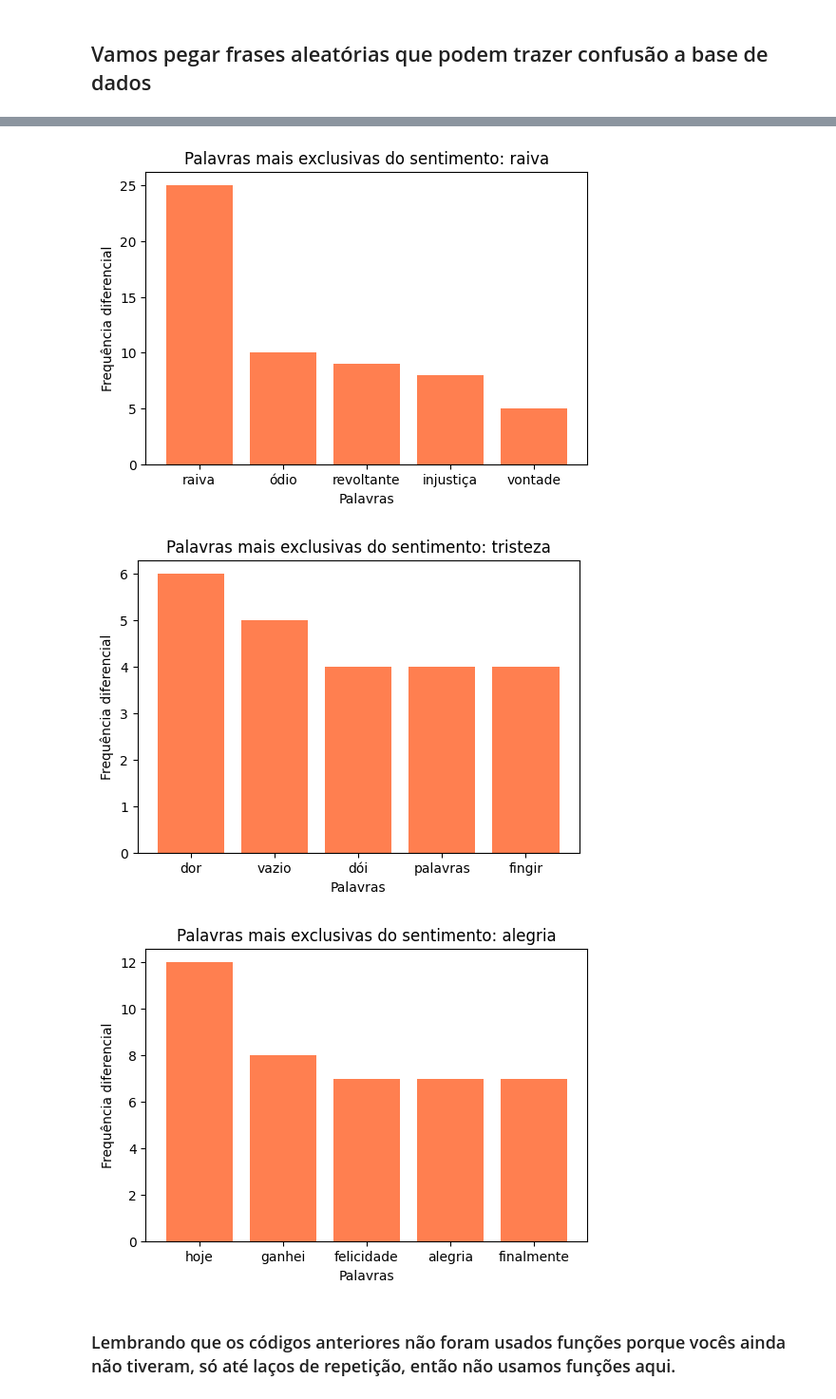
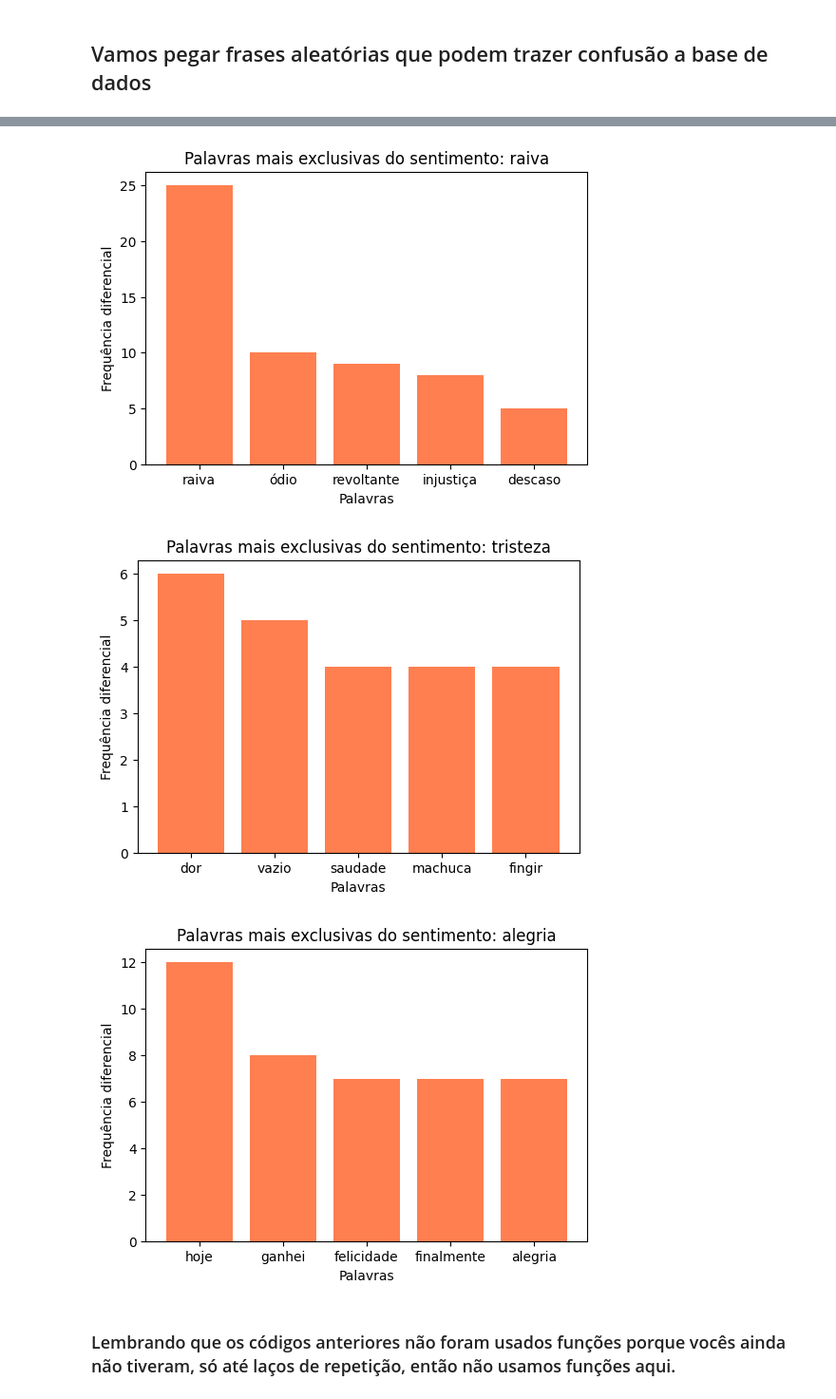
Before and after one commit to profcintiapinho/laboratorio_ia, a Jupyter notebook: Classificação_de_sentimentos.ipynb, the cells around one changed output, grey strips where cells are left out. Shown at 95% size. Cells and saved outputs as stored; diff of their text form; code cells hidden in the pictures.

```diff
--- a/Classificação_de_sentimentos.ipynb
+++ b/Classificação_de_sentimentos.ipynb
@@ -241,12 +256,2 @@ for sentimento in sentimentos:
 # %% [markdown]
 ### Com base na nuvem de palavras você pode tentar tirar aquelas palavras que são muito comuns em todos os sentimentos como: ninguém, veja como acrescentar uma stopword.
-# %%
-# Lista de palavras que você quer ignorar
-minhas_stopwords = ["ninguém", "deu", "fico", "mim", "pra", "queria", "gente", "deixa","vou"]
-
-# Adiciona essas palavras à lista de stopwords do spaCy
-for palavra in minhas_stopwords:
-    nlp.vocab[palavra].is_stop = True
-
-
-#agora se você rodar o código anterior de novo, vai ver que ele tirou essas palavras das nuvens, pode adicionar outra se achar necessário.
@@ -264,13 +273,23 @@ plt.show()
 ### Contar palavras mais comuns por sentimento
 # %%
 from collections import Counter
+
+# Junta stopwords do spaCy + suas stopwords manuais
+stopwords_personalizadas = set(nlp.Defaults.stop_words) | set(minhas_stopwords)
 
 for sentimento in sentimentos:
     frases = base[base['sentimento'] == sentimento]['frase']
     texto = " ".join(frases)
     doc = nlp(texto)
 
-    palavras = [token.text.lower() for token in doc if not token.is_stop and not token.is_punct]
+    palavras = [
+        token.text.lower()
+        for token in doc
+        if token.text.lower() not in stopwords_personalizadas
+           and not token.is_punct
+           and not token.is_space
+    ]
+
     contagem = Counter(palavras).most_common(10)
 
     print(f"\nPalavras mais comuns em: {sentimento}")
@@ -323,20 +342,35 @@ ALEGRIA: ele e realmente fiel a mim
 # %%
+from collections import Counter
+import matplotlib.pyplot as plt
+
+# sua lista de stopwords personalizada (já definida previamente)
+# minhas_stopwords = ["ninguém", "deu", "fico", "mim", "pra", "queria", ... ]
+
 # Lista dos sentimentos
 sentimentos = ['medo', 'raiva', 'tristeza', 'alegria']
+
+# Conjunto com stopwords do spaCy + stopwords personalizadas
+stopwords_personalizadas = set(nlp.Defaults.stop_words) | set(minhas_stopwords)
 
 # Um dicionário para guardar as palavras mais comuns de cada sentimento
 palavras_por_sentimento = {}
 
 # Processa cada sentimento
-for sentimento in sentimentos:
+for sentimento in sentimentos:   # <-- corrigido aqui
     frases = base[base['sentimento'] == sentimento]['frase']
     texto = " ".join(frases)
     doc = nlp(texto)
 
-    # Conta as palavras, ignorando stopwords, pontuação e espaços
-    palavras = [token.text.lower() for token in doc if not token.is_stop and not token.is_punct and not token.is_space]
+    # Filtra usando suas stopwords personalizadas
+    palavras = [
+        token.text.lower()
+        for token in doc
+        if token.text.lower() not in stopwords_personalizadas
+           and not token.is_punct
+           and not token.is_space
+    ]
+
     contagem = Counter(palavras)
-
     palavras_por_sentimento[sentimento] = contagem
 
 # Agora vamos encontrar as palavras mais "exclusivas" de cada sentimento
@@ -349,35 +383,35 @@ for sentimento in sentimentos:
     # Palavras dos outros sentimentos somadas
     palavras_outros = Counter()
     for outro in outras:
         palavras_outros += palavras_por_sentimento[outro]
 
     # Calcula as palavras que aparecem mais no sentimento atual do que nos outros
     diferencas = {}
     for palavra in palavras_sent:
         freq_atual = palavras_sent[palavra]
         freq_outros = palavras_outros.get(palavra, 0)
         diferenca = freq_atual - freq_outros
         if diferenca > 0:
             diferencas[palavra] = diferenca
 
     # Pega as 5 palavras mais exclusivas
     top_exclusivas = sorted(diferencas.items(), key=lambda x: x[1], reverse=True)[:5]
 
     # Plota o gráfico
     palavras = [item[0] for item in top_exclusivas]
     valores = [item[1] for item in top_exclusivas]
 
     plt.figure(figsize=(6, 4))
     plt.bar(palavras, valores, color='coral')
     plt.title(f'Palavras mais exclusivas do sentimento: {sentimento}')
     plt.ylabel('Frequência diferencial')
     plt.xlabel('Palavras')
     plt.show()
 # %% [output]
 [figure]
 [figure]
-[figure, old version]
+[figure, new version]
-[figure, old version]
+[figure, new version]
 # %% [markdown]
 ### Lembrando que os códigos anteriores não foram usados funções porque vocês ainda não tiveram, só até laços de repetição, então não usamos funções aqui.
 # %% [markdown]
```
Also changed, not shown: parts of 23 cells of this notebook.
